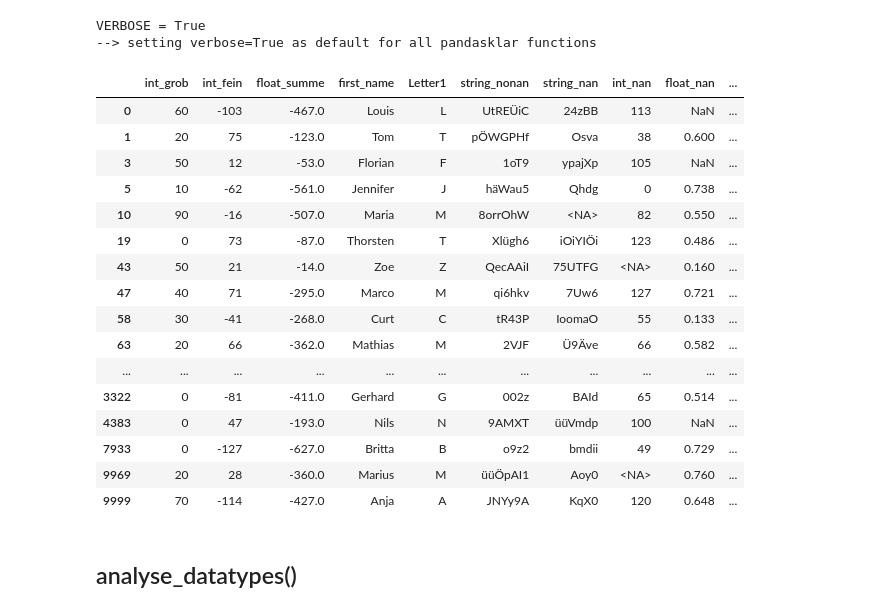
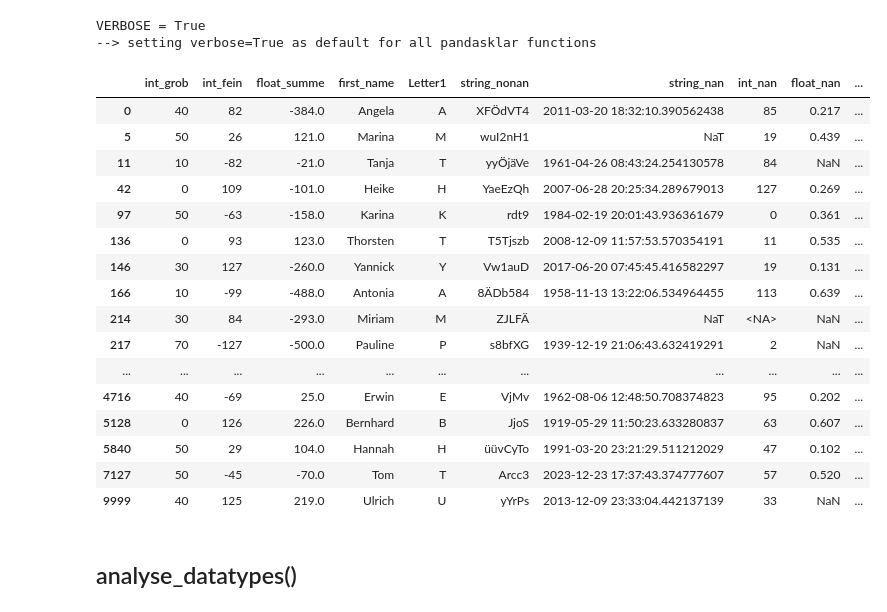
Before and after one commit to djekra/pandasklar, a Jupyter notebook: jupyter/13_Analyse_Datatypes.ipynb, the cells around one changed output. Cells and saved outputs as stored; diff of their text form; code cells hidden in the pictures.

```diff
--- a/jupyter/13_Analyse_Datatypes.ipynb
+++ b/jupyter/13_Analyse_Datatypes.ipynb
@@ -46,42 +46,43 @@ VERBOSE = True
 # %%
 # Generate random data
 anz = 10000
 a = pak.random_series( anz, 'int',   min=-500, max=100 )
 b = pak.random_series( anz, 'int',   min=-127, max=127, p_dup=0 ) # keine Dups erlaubt
 c = a + b
 a = a % 10 * 10
 v = pak.random_series( anz, 'name',                  p_nan=0)
 w = v.str[:1]
 s = pak.random_series( anz, 'string',                p_nan=0)
 t = pak.random_series( anz, 'string',                p_nan=0.1)
 m = pak.random_series( anz, 'int',   min=0, max=127, p_nan=0.1 )
 n = pak.random_series( anz, 'float',                 p_nan=0.2 ) #* 70000
 o = pak.random_series( anz, 'choice', choice=['Bremen','Bremerhaven'], p_nan=0.3,   p_dup=0     )
 p = pak.random_series( anz, 'list',                                    p_nan=0.1,   p_dup=0.5   )
-z = pak.random_series( anz, 'mix',                                     p_nan=0.1,   p_dup=0     )
+t = pak.random_series( anz, 'time',                                    p_nan=0.1,   p_dup=0.5   )
+z = pak.random_series( anz, 'mix',                                     p_nan=0.01,  p_dup=0     )
 
-df = pak.dataframe( [a, b, c, v, w, s, t, m, n, o, p, z], verbose=False)
-df.columns = ['int_grob','int_fein','float_summe','first_name','Letter1','string_nonan','string_nan','int_nan','float_nan','City','List','Mix']
+df = pak.dataframe( [a, b, c, v, w, s, t, m, n, o, p, t, z], verbose=False)
+df.columns = ['int_grob','int_fein','float_summe','first_name','Letter1','string_nonan','string_nan','int_nan','float_nan','City','List','time','Mix']
 df.float_summe = df.float_summe.astype('float')
 pak.sample(df)
 # %% [output]
 |  | int_grob | int_fein | float_summe | first_name | Letter1 | string_nonan | string_nan | int_nan | float_nan | ... |
-| 0 | 60 | -103 | -467.0 | Louis | L | UtREÜiC | 24zBB | 113 | NaN | ... |
-| 1 | 20 | 75 | -123.0 | Tom | T | pÖWGPHf | Osva | 38 | 0.600 | ... |
-| 3 | 50 | 12 | -53.0 | Florian | F | 1oT9 | ypajXp | 105 | NaN | ... |
-| 5 | 10 | -62 | -561.0 | Jennifer | J | häWau5 | Qhdg | 0 | 0.738 | ... |
-| 10 | 90 | -16 | -507.0 | Maria | M | 8orrOhW | <NA> | 82 | 0.550 | ... |
-| 19 | 0 | 73 | -87.0 | Thorsten | T | Xlügh6 | iOiYIÖi | 123 | 0.486 | ... |
-| 43 | 50 | 21 | -14.0 | Zoe | Z | QecAAiI | 75UTFG | <NA> | 0.160 | ... |
-| 47 | 40 | 71 | -295.0 | Marco | M | qi6hkv | 7Uw6 | 127 | 0.721 | ... |
-| 58 | 30 | -41 | -268.0 | Curt | C | tR43P | IoomaO | 55 | 0.133 | ... |
-| 63 | 20 | 66 | -362.0 | Mathias | M | 2VJF | Ü9Äve | 66 | 0.582 | ... |
+| 0 | 40 | 82 | -384.0 | Angela | A | XFÖdVT4 | 2011-03-20 18:32:10.390562438 | 85 | 0.217 | ... |
+| 5 | 50 | 26 | 121.0 | Marina | M | wuI2nH1 | NaT | 19 | 0.439 | ... |
+| 11 | 10 | -82 | -21.0 | Tanja | T | yyÖjäVe | 1961-04-26 08:43:24.254130578 | 84 | NaN | ... |
+| 42 | 0 | 109 | -101.0 | Heike | H | YaeEzQh | 2007-06-28 20:25:34.289679013 | 127 | 0.269 | ... |
+| 97 | 50 | -63 | -158.0 | Karina | K | rdt9 | 1984-02-19 20:01:43.936361679 | 0 | 0.361 | ... |
+| 136 | 0 | 93 | 123.0 | Thorsten | T | T5Tjszb | 2008-12-09 11:57:53.570354191 | 11 | 0.535 | ... |
+| 146 | 30 | 127 | -260.0 | Yannick | Y | Vw1auD | 2017-06-20 07:45:45.416582297 | 19 | 0.131 | ... |
+| 166 | 10 | -99 | -488.0 | Antonia | A | 8ÄDb584 | 1958-11-13 13:22:06.534964455 | 113 | 0.639 | ... |
+| 214 | 30 | 84 | -293.0 | Miriam | M | ZJLFÄ | NaT | <NA> | NaN | ... |
+| 217 | 70 | -127 | -500.0 | Pauline | P | s8bfXG | 1939-12-19 21:06:43.632419291 | 2 | NaN | ... |
 | ... | ... | ... | ... | ... | ... | ... | ... | ... | ... | ... |
-| 3322 | 0 | -81 | -411.0 | Gerhard | G | 002z | BAId | 65 | 0.514 | ... |
-| 4383 | 0 | 47 | -193.0 | Nils | N | 9AMXT | üüVmdp | 100 | NaN | ... |
-| 7933 | 0 | -127 | -627.0 | Britta | B | o9z2 | bmdii | 49 | 0.729 | ... |
-| 9969 | 20 | 28 | -360.0 | Marius | M | üüÖpAI1 | Aoy0 | <NA> | 0.760 | ... |
-| 9999 | 70 | -114 | -427.0 | Anja | A | JNYy9A | KqX0 | 120 | 0.648 | ... |
+| 4716 | 40 | -69 | 25.0 | Erwin | E | VjMv | 1962-08-06 12:48:50.708374823 | 95 | 0.202 | ... |
+| 5128 | 0 | 126 | 226.0 | Bernhard | B | JjoS | 1919-05-29 11:50:23.633280837 | 63 | 0.607 | ... |
+| 5840 | 50 | 29 | 104.0 | Hannah | H | üüvCyTo | 1991-03-20 23:21:29.511212029 | 47 | 0.102 | ... |
+| 7127 | 50 | -45 | -70.0 | Tom | T | Arcc3 | 2023-12-23 17:37:43.374777607 | 57 | 0.520 | ... |
+| 9999 | 40 | 125 | 219.0 | Ulrich | U | yYrPs | 2013-12-09 23:33:04.442137139 | 33 | NaN | ... |
 # %% [markdown]
 ## analyse_datatypes()
 # %%
```
Also changed, not shown: parts of 24 cells of this notebook, 7 other files.
